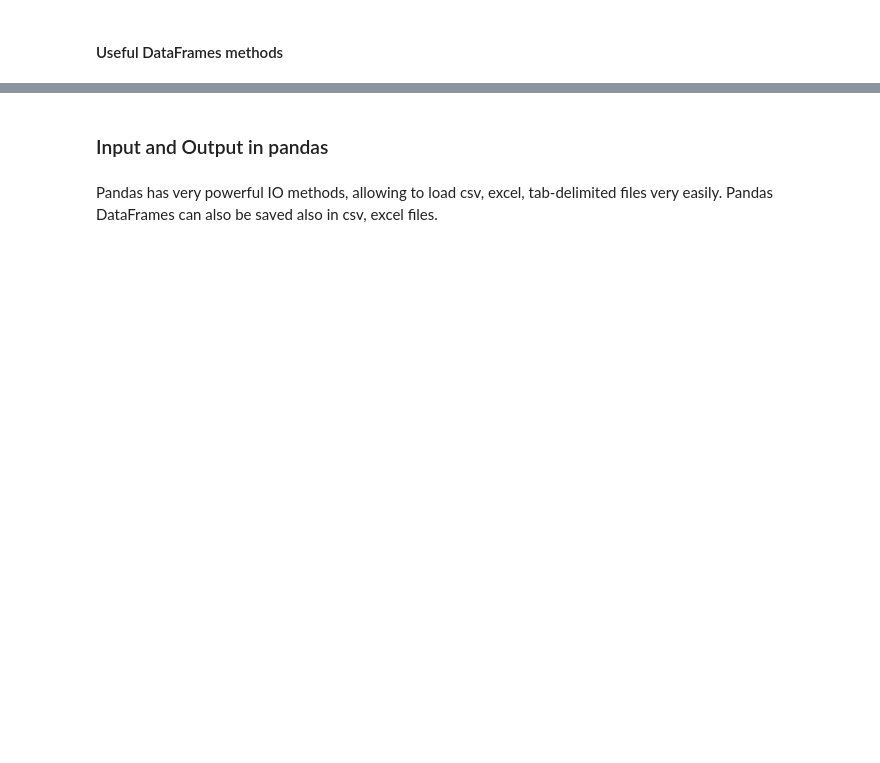
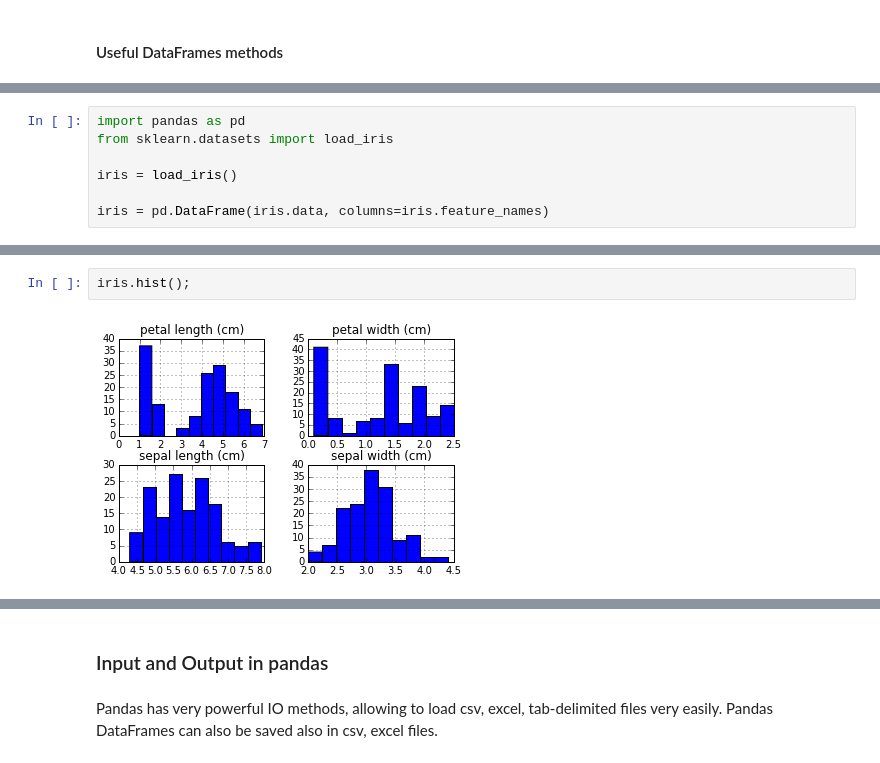
Before and after one commit to nicolasfauchereau/Kiwi_pycon, a Jupyter notebook: Pandas.ipynb, the cells around one changed output, grey strips where cells are left out. Cells and saved outputs as stored; diff of their text form; blank space fills up the shorter version.

```diff
--- a/Pandas.ipynb
+++ b/Pandas.ipynb
@@ -549,0 +635,7 @@ df.plot(figsize=(10,8), subplots=True, sharex=True, kind='bar', rot=0);
+# %%
+import pandas as pd
+from sklearn.datasets import load_iris
+
+iris = load_iris()
+
+iris = pd.DataFrame(iris.data, columns=iris.feature_names)
@@ -549,0 +651,4 @@ df.plot(figsize=(10,8), subplots=True, sharex=True, kind='bar', rot=0);
+# %%
+iris.hist();
+# %% [output]
+[figure, added]
```
Also changed, not shown: parts of 53 cells of this notebook, 2 other files.
